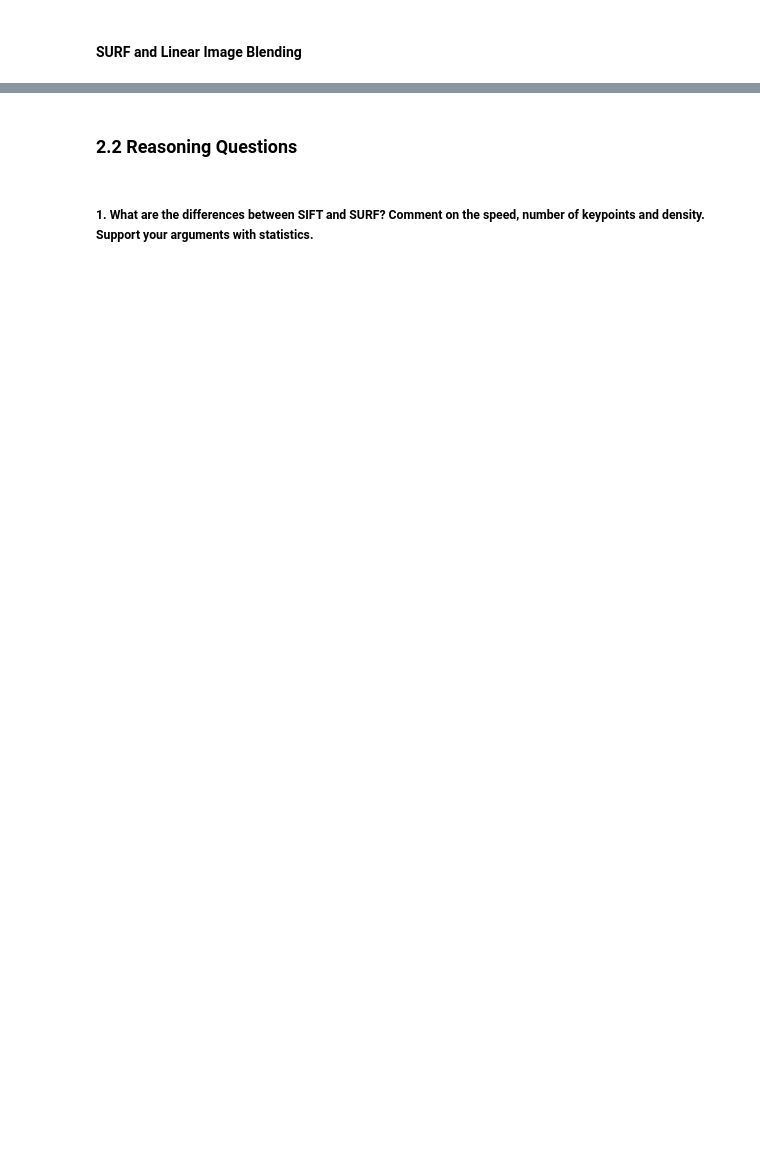
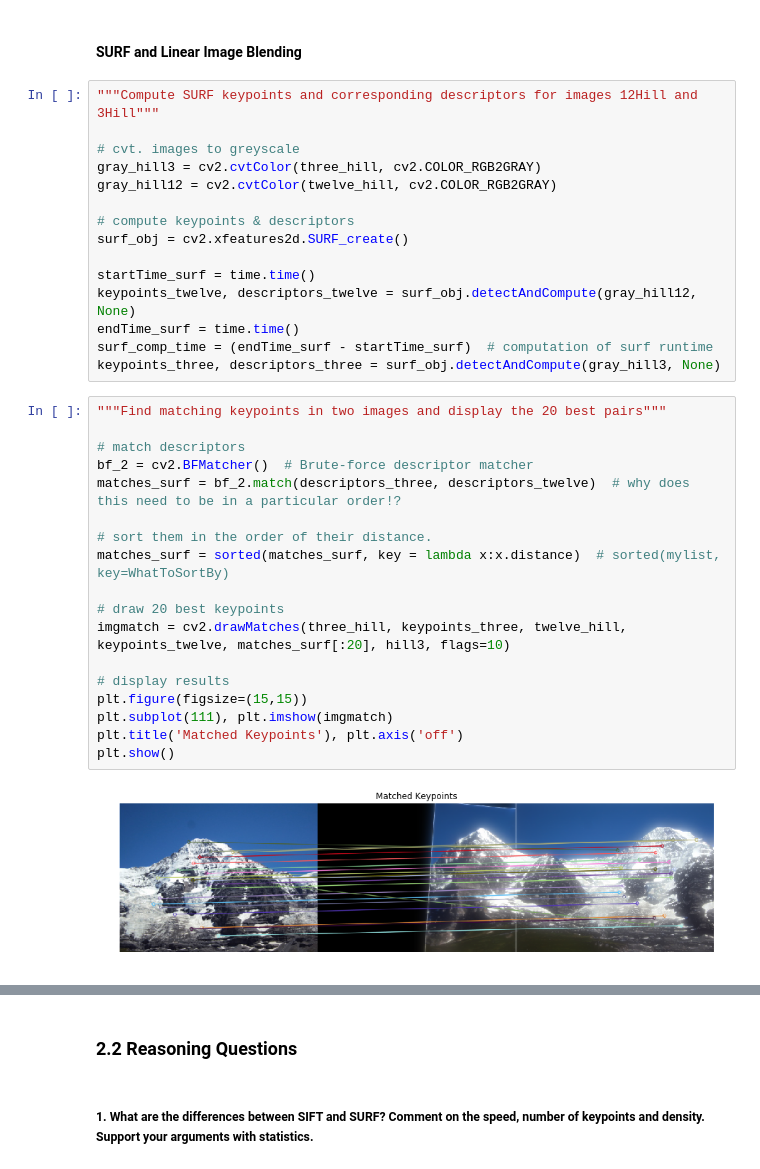
Before and after one commit to mhdahmed/Computer-Vision, a Jupyter notebook: Assignment_2/stitching.ipynb, the cells around one changed output, grey strips where cells are left out. Drawn from its saved outputs; the diff is of its cells as text; blank space fills up the shorter version.

```diff
--- a/Assignment_2/stitching.ipynb
+++ b/Assignment_2/stitching.ipynb
@@ -12,2 +138,37 @@ from matplotlib import pyplot as plt
 # %% [markdown]
 #### SURF and Linear Image Blending
+# %%
+"""Compute SURF keypoints and corresponding descriptors for images 12Hill and 3Hill"""
+
+# cvt. images to greyscale
+gray_hill3 = cv2.cvtColor(three_hill, cv2.COLOR_RGB2GRAY)
+gray_hill12 = cv2.cvtColor(twelve_hill, cv2.COLOR_RGB2GRAY)
+
+# compute keypoints & descriptors
+surf_obj = cv2.xfeatures2d.SURF_create()
+
+startTime_surf = time.time()
+keypoints_twelve, descriptors_twelve = surf_obj.detectAndCompute(gray_hill12, None)
+endTime_surf = time.time()
+surf_comp_time = (endTime_surf - startTime_surf)  # computation of surf runtime
+keypoints_three, descriptors_three = surf_obj.detectAndCompute(gray_hill3, None)
+# %%
+"""Find matching keypoints in two images and display the 20 best pairs"""
+
+# match descriptors
+bf_2 = cv2.BFMatcher()  # Brute-force descriptor matcher
+matches_surf = bf_2.match(descriptors_three, descriptors_twelve)  # why does this need to be in a particular order!?
+
+# sort them in the order of their distance.
+matches_surf = sorted(matches_surf, key = lambda x:x.distance)  # sorted(mylist, key=WhatToSortBy)
+
+# draw 20 best keypoints
+imgmatch = cv2.drawMatches(three_hill, keypoints_three, twelve_hill, keypoints_twelve, matches_surf[:20], hill3, flags=10)
+
+# display results
+plt.figure(figsize=(15,15))
+plt.subplot(111), plt.imshow(imgmatch)
+plt.title('Matched Keypoints'), plt.axis('off')
+plt.show()
+# %% [output]
+[figure, added]
```
Also changed, not shown: parts of 16 cells of this notebook, 1 other file.
